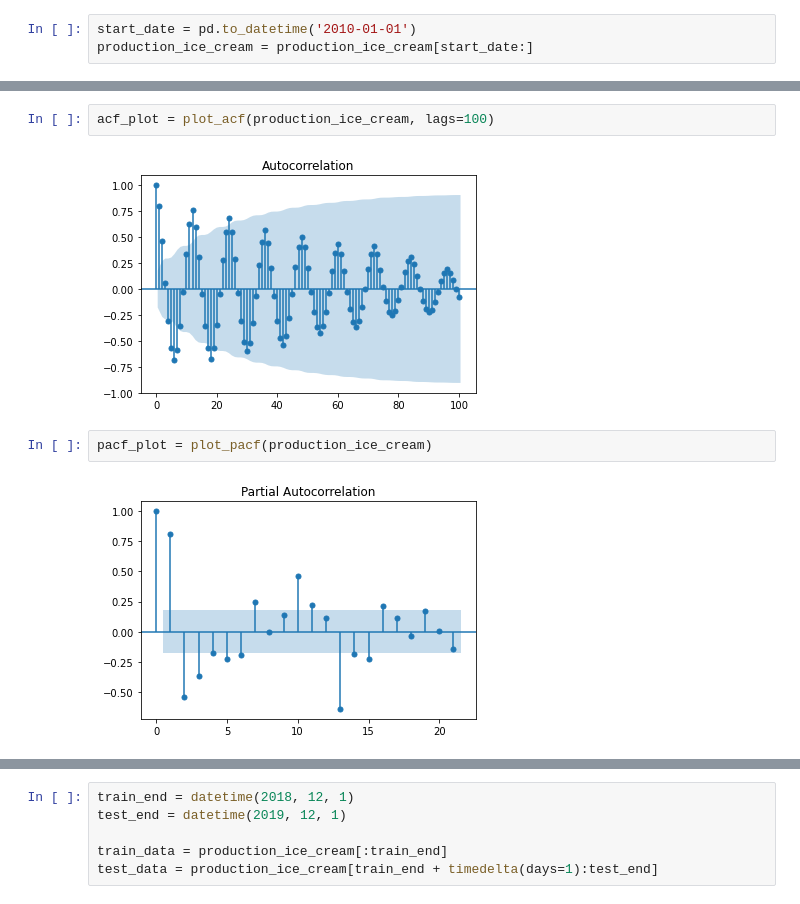
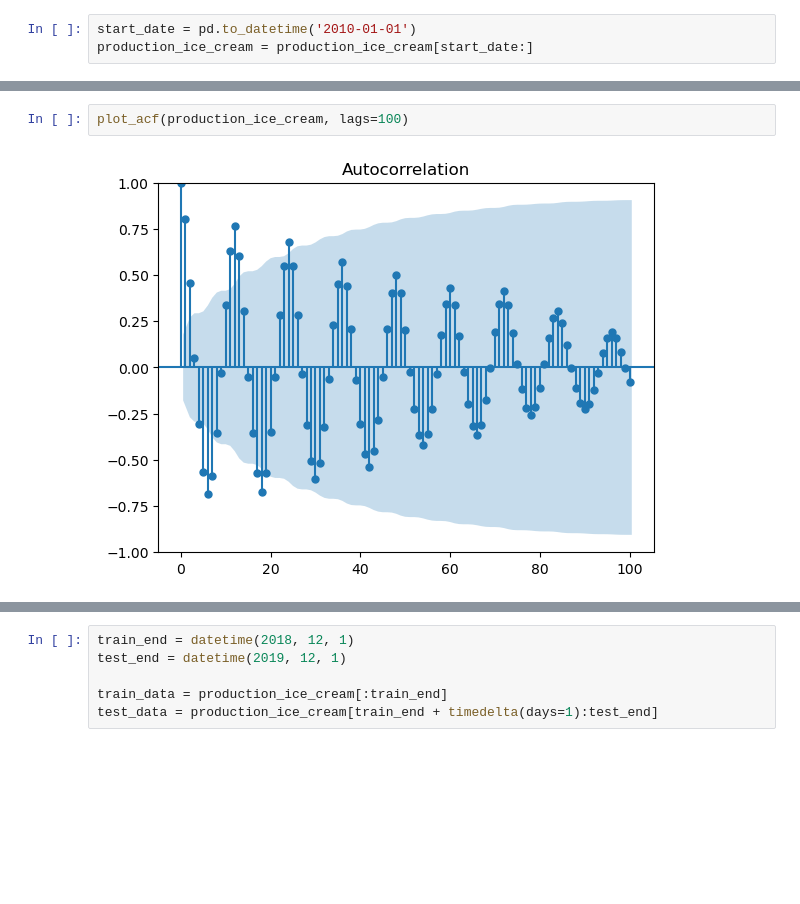
Before and after one commit to arjunc12/cmpinf2120-notebooks, a Jupyter notebook: Time-Series-Analysis/autoregression.ipynb, the cells around one changed output, grey strips where cells are left out. Drawn from its saved outputs; the diff is of its cells as text; blank space fills up the shorter version.

```diff
--- a/Time-Series-Analysis/autoregression.ipynb
+++ b/Time-Series-Analysis/autoregression.ipynb
@@ -54,8 +52,4 @@ for year in range(2011, 2021):
 # %%
-acf_plot = plot_acf(production_ice_cream, lags=100)
+plot_acf(production_ice_cream, lags=100)
 # %% [output]
-[figure, old version]
+[figure, new version]
-# %%
-pacf_plot = plot_pacf(production_ice_cream)
-# %% [output]
-[figure, removed]
```
Also changed, not shown: parts of 2 cells of this notebook, 7 other files.
